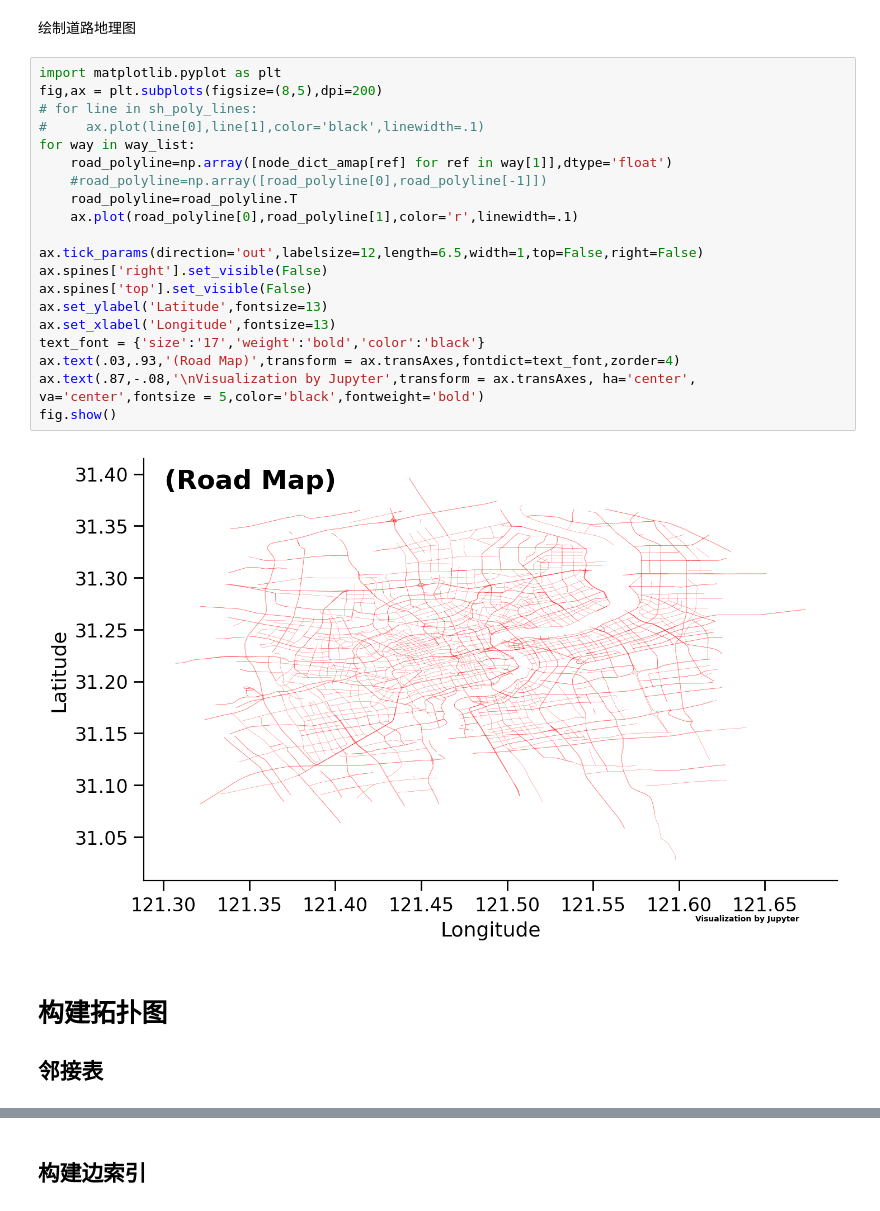
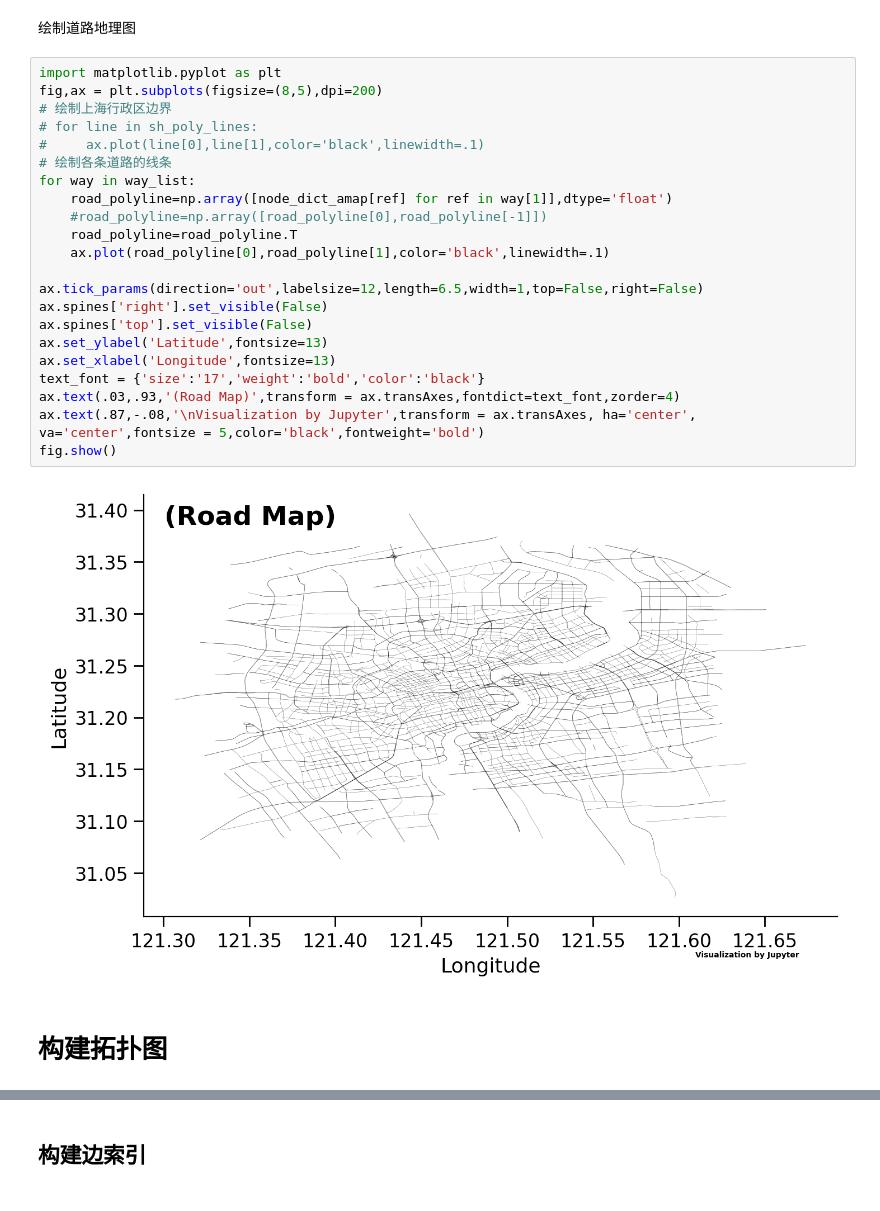
Before and after one commit to lingbai-kong/traffic_data_mining_sh, a Jupyter notebook: graph_generator.ipynb, the cells around one changed output, grey strips where cells are left out. Saved outputs shown, nothing was run; the diff lists cells and outputs as text.

```diff
--- a/graph_generator.ipynb
+++ b/graph_generator.ipynb
@@ -50,26 +52,27 @@ sh_poly_lines=poly_lines
 # %%
 import matplotlib.pyplot as plt
 fig,ax = plt.subplots(figsize=(8,5),dpi=200)
+# 绘制上海行政区边界
 # for line in sh_poly_lines:
 #     ax.plot(line[0],line[1],color='black',linewidth=.1)
+# 绘制各条道路的线条
 for way in way_list:
     road_polyline=np.array([node_dict_amap[ref] for ref in way[1]],dtype='float')
     #road_polyline=np.array([road_polyline[0],road_polyline[-1]])
     road_polyline=road_polyline.T
-    ax.plot(road_polyline[0],road_polyline[1],color='r',linewidth=.1)
+    ax.plot(road_polyline[0],road_polyline[1],color='black',linewidth=.1)
 
 ax.tick_params(direction='out',labelsize=12,length=6.5,width=1,top=False,right=False)
 ax.spines['right'].set_visible(False)
 ax.spines['top'].set_visible(False)
 ax.set_ylabel('Latitude',fontsize=13)
 ax.set_xlabel('Longitude',fontsize=13)
 text_font = {'size':'17','weight':'bold','color':'black'}
 ax.text(.03,.93,'(Road Map)',transform = ax.transAxes,fontdict=text_font,zorder=4)
 ax.text(.87,-.08,'\nVisualization by Jupyter',transform = ax.transAxes, ha='center', va='center',fontsize = 5,color='black',fontweight='bold')
 fig.show()
 # %% [output]
-[figure, old version]
+[figure, new version]
 # %% [markdown]
 # 构建拓扑图
-## 邻接表
 # %%
```
Also changed, not shown: parts of 11 cells of this notebook, 2 other files.
